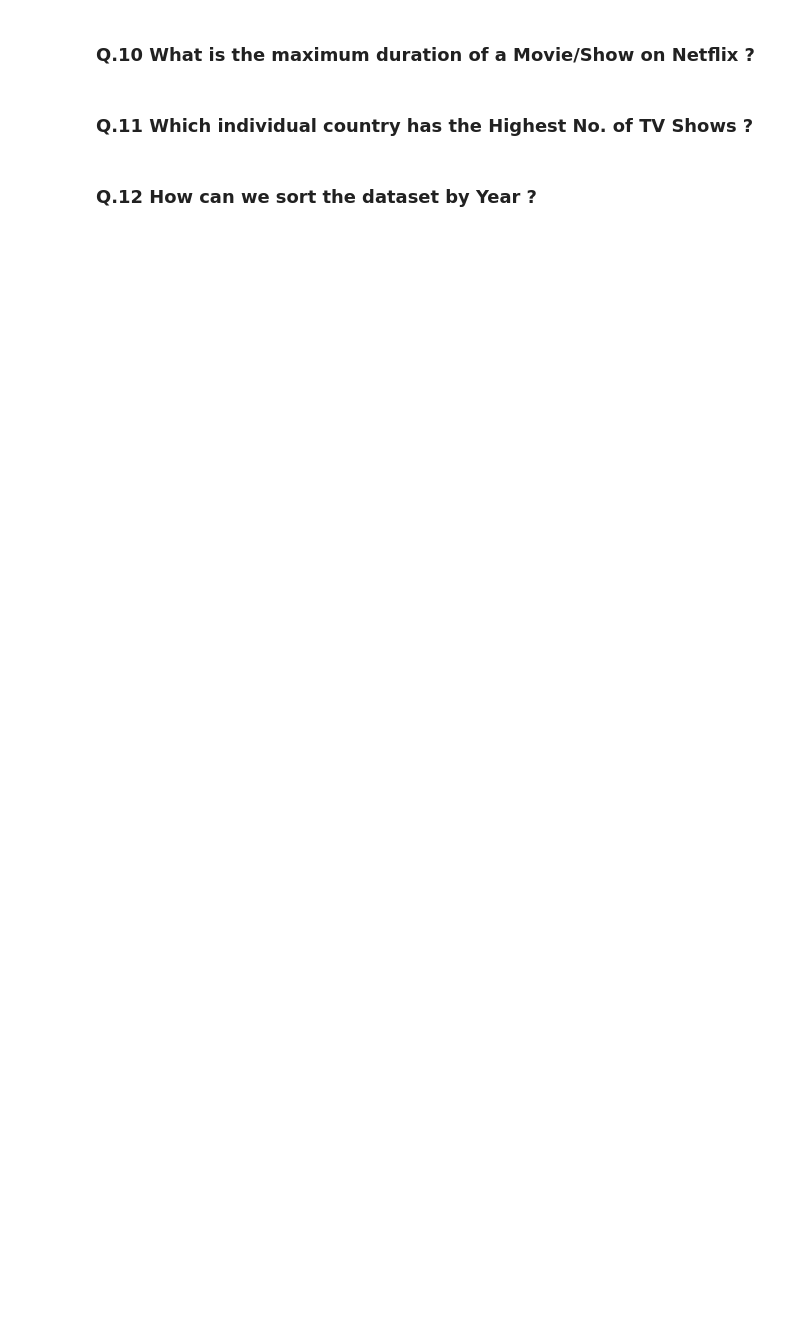
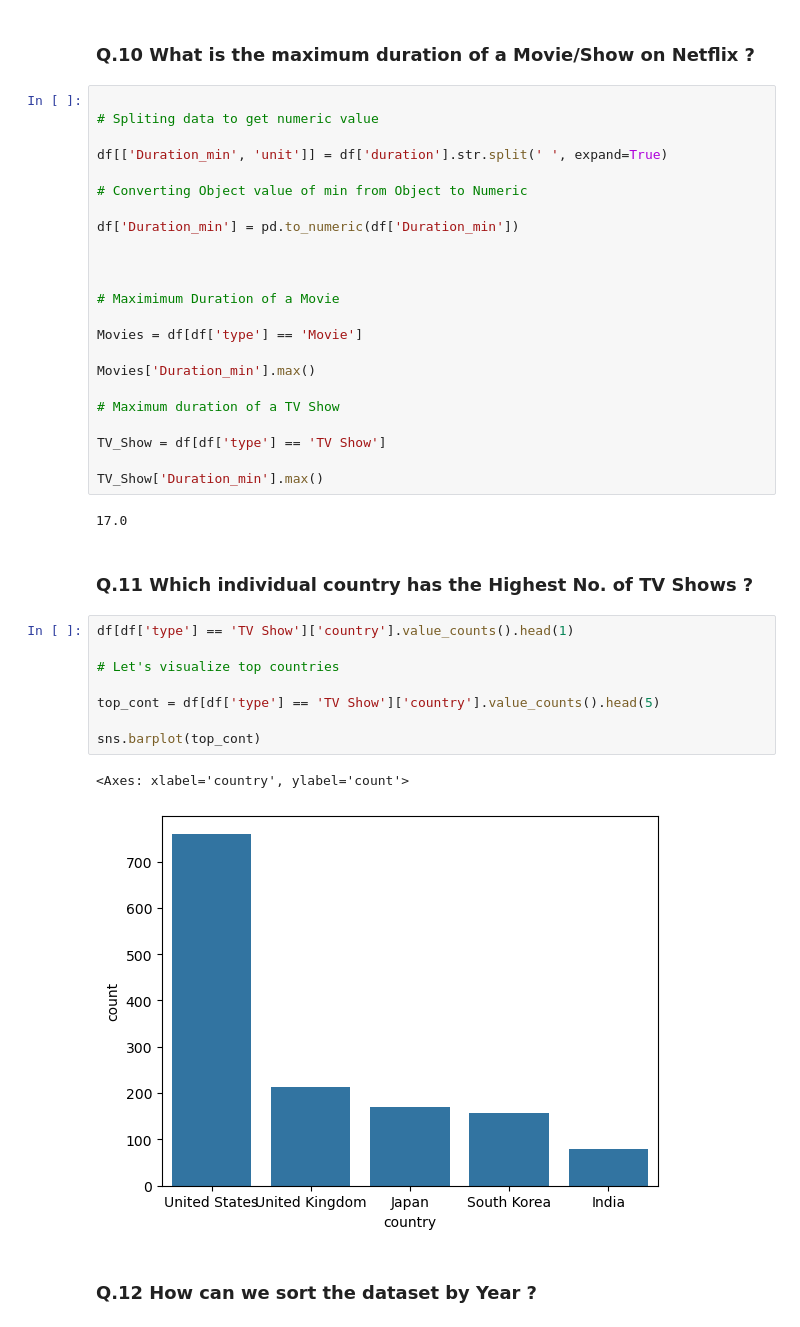
Before and after one commit to ayush-singhh/Netflix-Dataset-Analysis, a Jupyter notebook: Data_Cleaning_and_Analysis.ipynb, the cells around one changed output. Saved outputs shown, nothing was run; the diff lists cells and outputs as text; blank space fills up the shorter version.

```diff
--- a/Data_Cleaning_and_Analysis.ipynb
+++ b/Data_Cleaning_and_Analysis.ipynb
@@ -290,6 +380,42 @@ memory usage: 825.8+ KB
 # %% [markdown]
 ### Q.10 What is the maximum duration of a Movie/Show on Netflix ?
+# %%
+
+# Spliting data to get numeric value
+
+df[['Duration_min', 'unit']] = df['duration'].str.split(' ', expand=True)
+
+# Converting Object value of min from Object to Numeric
+
+df['Duration_min'] = pd.to_numeric(df['Duration_min'])
+
+
+
+# Maximimum Duration of a Movie
+
+Movies = df[df['type'] == 'Movie']
+
+Movies['Duration_min'].max()
+
+# Maximum duration of a TV Show
+
+TV_Show = df[df['type'] == 'TV Show']
+
+TV_Show['Duration_min'].max()
+# %% [output]
+17.0
 # %% [markdown]
 ### Q.11 Which individual country has the Highest No. of TV Shows ?
+# %%
+df[df['type'] == 'TV Show']['country'].value_counts().head(1)
+
+# Let's visualize top countries
+
+top_cont = df[df['type'] == 'TV Show']['country'].value_counts().head(5)
+
+sns.barplot(top_cont)
+# %% [output]
+<Axes: xlabel='country', ylabel='count'>
+[figure, added]
 # %% [markdown]
 ### Q.12 How can we sort the dataset by Year ?
```
Also changed, not shown: parts of 14 cells of this notebook, 2 other files.
